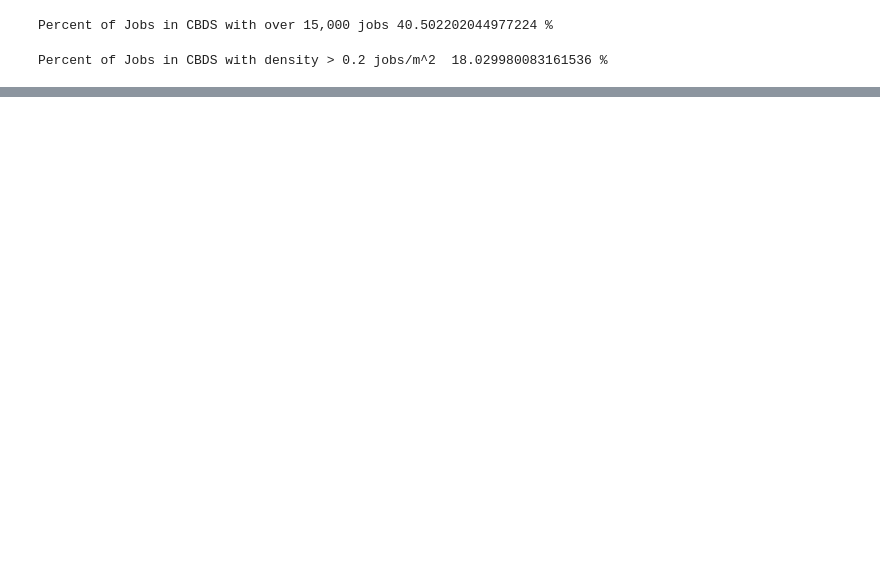
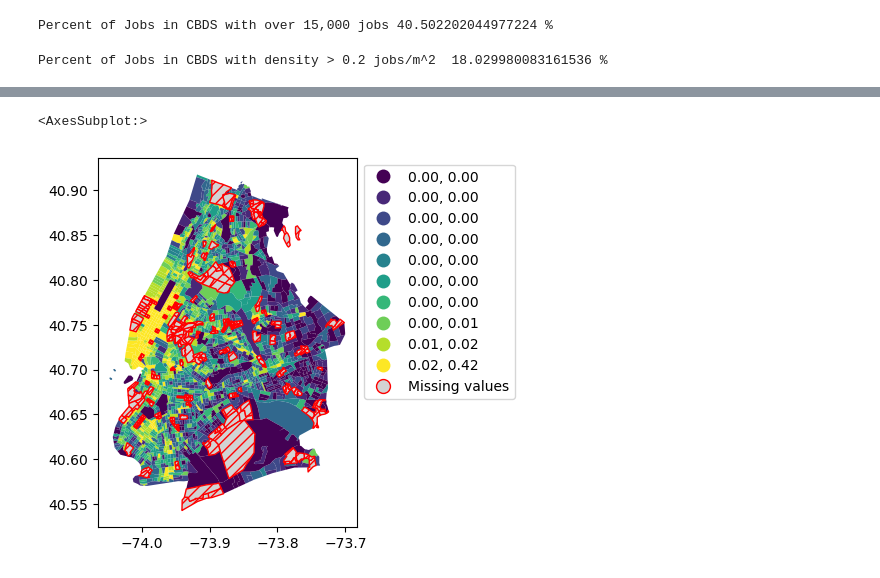
Before and after one commit to emj1020/complex_urban_systems_finalproj, a Jupyter notebook: Scripts/LEHD_CBD.ipynb, the cells around one changed output, grey strips where cells are left out. Cells and saved outputs as stored; diff of their text form; code cells hidden in the pictures; blank space fills up the shorter version.

```diff
--- a/Scripts/LEHD_CBD.ipynb
+++ b/Scripts/LEHD_CBD.ipynb
@@ -169,2 +174,12 @@ ax2.set_title('% Jobs in CBDS with density > 0.2 jobs/square-meter ',fontsize=14
 # %%
 #nyc_cbd[['GEOID','S000','geometry', 'centroid']].head(n=10).to_csv('Top_10_CBDs.csv')
+# %%
+nyc_cbd.plot(column = 'S000_area_norm',k=10, scheme='Quantiles', legend=True,
+                     missing_kwds={"color": "lightgrey", ## what to do with missing values
+                                         "edgecolor": "red",
+                                        "hatch": "///",
+                                        "label": "Missing values",}
+                     ,legend_kwds={'bbox_to_anchor': (1, 1),'loc': 'upper left'})
+# %% [output]
+<AxesSubplot:>
+[figure, added]
```
Also changed, not shown: parts of 23 cells of this notebook, 3 other files.
